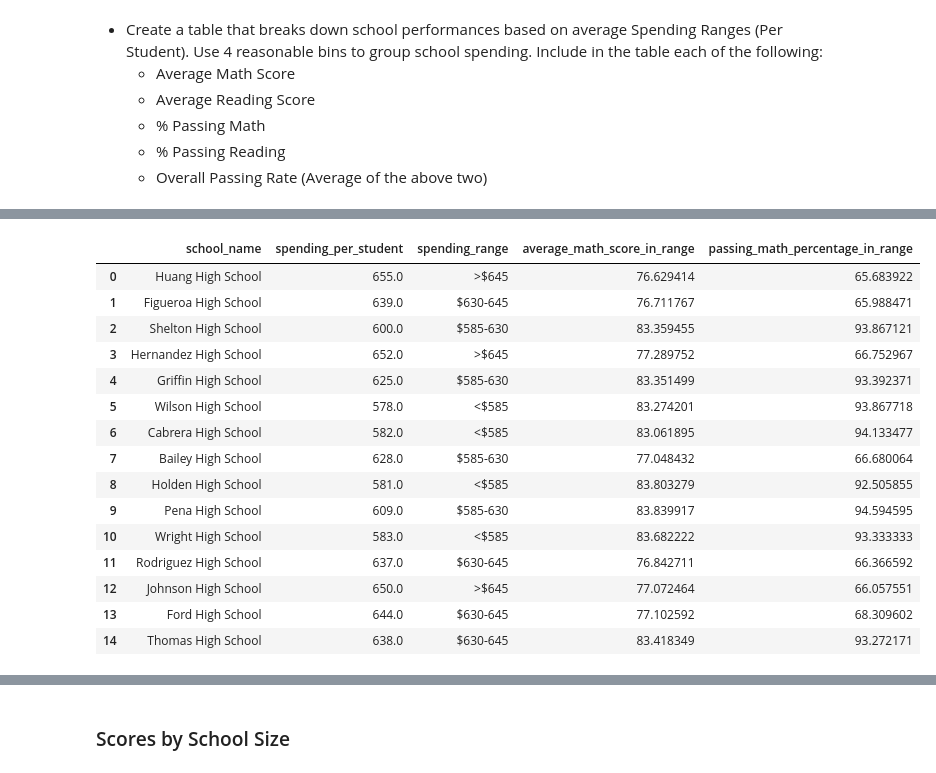
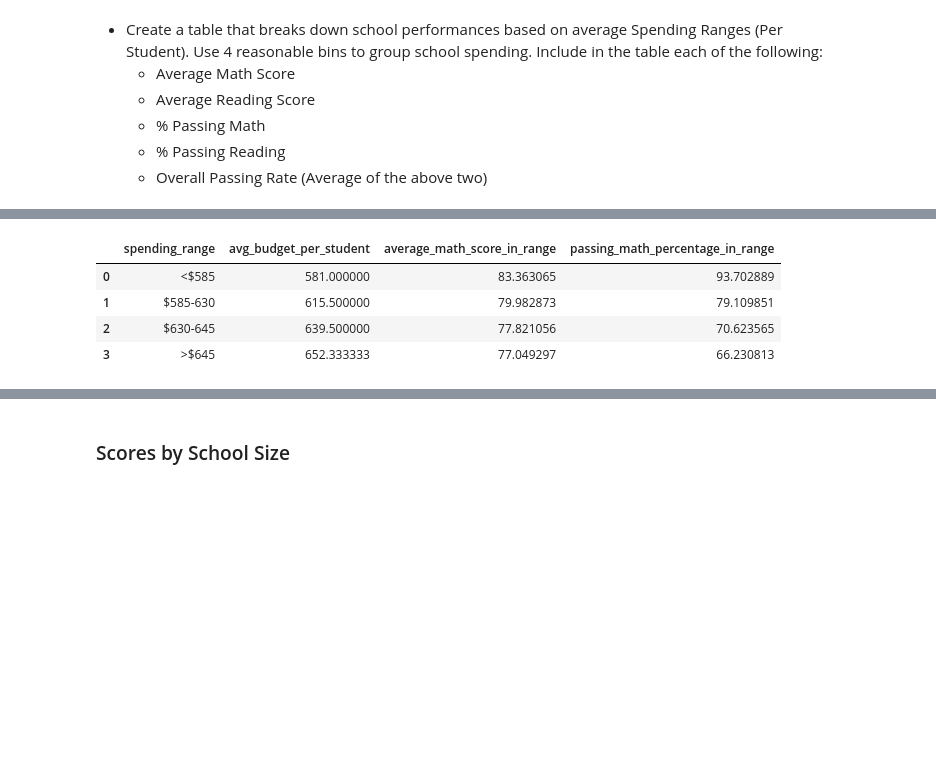
Before and after one commit to SKumar3089/Python-HW-Repository, a Jupyter notebook: Lab_Assignment/Python_Lab_Assignment.ipynb, the cells around one changed output, grey strips where cells are left out. Cells and saved outputs as stored; diff of their text form; code cells hidden in the pictures; blank space fills up the shorter version.

```diff
--- a/Lab_Assignment/Python_Lab_Assignment.ipynb
+++ b/Lab_Assignment/Python_Lab_Assignment.ipynb
@@ -746,19 +730,17 @@ print(school_data[['school_name', 'spending_per_student', 'spending_range']])
 # %%
+# Calculate the average math score within each spending range
+
 # Merge student_data with school_data based on 'school_name'
-merged_data = pd.merge(student_data[['school_name', 'math_score']],
+merged_data = pd.merge(student_data[['school_name', 'math_score', 'reading_score']],
                        school_data[['school_name', 'spending_range']],
                        on='school_name', how='left')
 
-# Group by school_name and spending_range, then calculate the average math score
-average_math_by_spending = merged_data.groupby(['school_name', 'spending_range'])['math_score'].mean().reset_index()
+# Calculate the average math score for each spending range
+average_math_by_spending = merged_data.groupby('spending_range')['math_score'].mean().reset_index(name='average_math_score_in_range')
 
-# Merge the average math score back into the school_data
-school_data_with_avg_math = pd.merge(school_data, average_math_by_spending[['school_name', 'spending_range', 'math_score']],
-                                     on=['school_name', 'spending_range'], how='left')
+# Merge the average spending and average math score data
+final_grouped_data = pd.merge(avg_spending_by_range, average_math_by_spending, on='spending_range')
 
-# Renaming the column for clarity
-school_data_with_avg_math = school_data_with_avg_math.rename(columns={'math_score': 'average_math_score_in_range'})
-
-# Display the updated table with average math score within each spending range
-display(school_data_with_avg_math[['school_name', 'spending_per_student', 'spending_range', 'average_math_score_in_range']])
+# Display the final table with average spending per student and average math score in each spending range
+display(final_grouped_data[['spending_range', 'avg_budget_per_student', 'average_math_score_in_range']])
 # %% [output]
@@ -781,32 +752,34 @@ display(school_data_with_avg_math[['school_name', 'spending_per_student', 'spend
 # %%
 # Calculate the percentage passing rate for math in each spending range
+
+# Calculate the percentage of students passing math (>= 70) in each spending range
 merged_data['passing_math'] = merged_data['math_score'] >= 70
 
-# Group by school_name and spending_range, calculate the passing rate
-passing_math_rate = merged_data.groupby(['school_name', 'spending_range']).agg(
+# Group by spending_range, calculate the passing rate for math
+passing_math_rate = merged_data.groupby('spending_range').agg(
     total_students=('math_score', 'count'),
     passing_students=('passing_math', 'sum')
 ).reset_index()
 
-# Calculate the passing rate as a percentage
-passing_math_rate['passing_math_percentage'] = (passing_math_rate['passing_students'] / passing_math_rate['total_students']) * 100
+# Calculate the passing rate for math as a percentage
+passing_math_rate['passing_math_percentage_in_range'] = (passing_math_rate['passing_students'] / passing_math_rate['total_students']) * 100
 
-# Merge the average math score and passing rate back into the school_data
-school_data_with_avg_math_and_pass_rate = pd.merge(school_data, average_math_by_spending[['school_name', 'spending_range', 'math_score']],
-                                                   on=['school_name', 'spending_range'], how='left')
+# Merge the results into a final DataFrame, using 'spending_range' to join
+final_grouped_data = pd.merge(
+    avg_spending_by_range,
+    average_math_by_spending,
+    on='spending_range',
+    how='left'
+)
 
-school_data_with_avg_math_and_pass_rate = pd.merge(school_data_with_avg_math_and_pass_rate, passing_math_rate[['school_name', 'spending_range', 'passing_math_percentage']],
-                                                   on=['school_name', 'spending_range'], how='left')
+final_grouped_data = pd.merge(
+    final_grouped_data,
+    passing_math_rate[['spending_range', 'passing_math_percentage_in_range']],
+    on='spending_range',
+    how='left'
+)
 
-# Rename columns for clarity
-school_data_with_avg_math_and_pass_rate = school_data_with_avg_math_and_pass_rate.rename(columns={
-    'math_score': 'average_math_score_in_range',
-    'passing_math_percentage': 'passing_math_percentage_in_range'
-})
-
-# Fill NaN values if necessary (in case some schools don't have students in certain ranges)
-school_data_with_avg_math_and_pass_rate['passing_math_percentage_in_range'].fillna(0, inplace=True)
-
-# Display the final table
-display(school_data_with_avg_math_and_pass_rate[['school_name', 'spending_per_student', 'spending_range', 'average_math_score_in_range', 'passing_math_percentage_in_range']])
+# Display the final table with the aggregated results
+display(final_grouped_data[['spending_range', 'avg_budget_per_student',
+                            'average_math_score_in_range', 'passing_math_percentage_in_range']])
 # %% [output]
@@ -819,16 +786,5 @@ For example, when doing 'df[col].method(value, inplace=True)', try using 'df.met
-|  | school_name | spending_per_student | spending_range | average_math_score_in_range | passing_math_percentage_in_range |
-| 0 | Huang High School | 655.0 | >$645 | 76.629414 | 65.683922 |
-| 1 | Figueroa High School | 639.0 | $630-645 | 76.711767 | 65.988471 |
-| 2 | Shelton High School | 600.0 | $585-630 | 83.359455 | 93.867121 |
-| 3 | Hernandez High School | 652.0 | >$645 | 77.289752 | 66.752967 |
-| 4 | Griffin High School | 625.0 | $585-630 | 83.351499 | 93.392371 |
-| 5 | Wilson High School | 578.0 | <$585 | 83.274201 | 93.867718 |
-| 6 | Cabrera High School | 582.0 | <$585 | 83.061895 | 94.133477 |
-| 7 | Bailey High School | 628.0 | $585-630 | 77.048432 | 66.680064 |
-| 8 | Holden High School | 581.0 | <$585 | 83.803279 | 92.505855 |
-| 9 | Pena High School | 609.0 | $585-630 | 83.839917 | 94.594595 |
-| 10 | Wright High School | 583.0 | <$585 | 83.682222 | 93.333333 |
-| 11 | Rodriguez High School | 637.0 | $630-645 | 76.842711 | 66.366592 |
-| 12 | Johnson High School | 650.0 | >$645 | 77.072464 | 66.057551 |
-| 13 | Ford High School | 644.0 | $630-645 | 77.102592 | 68.309602 |
-| 14 | Thomas High School | 638.0 | $630-645 | 83.418349 | 93.272171 |
+|  | spending_range | avg_budget_per_student | average_math_score_in_range | passing_math_percentage_in_range |
+| 0 | <$585 | 581.000000 | 83.363065 | 93.702889 |
+| 1 | $585-630 | 615.500000 | 79.982873 | 79.109851 |
+| 2 | $630-645 | 639.500000 | 77.821056 | 70.623565 |
+| 3 | >$645 | 652.333333 | 77.049297 | 66.230813 |
```
Also changed, not shown: parts of 25 cells of this notebook.
